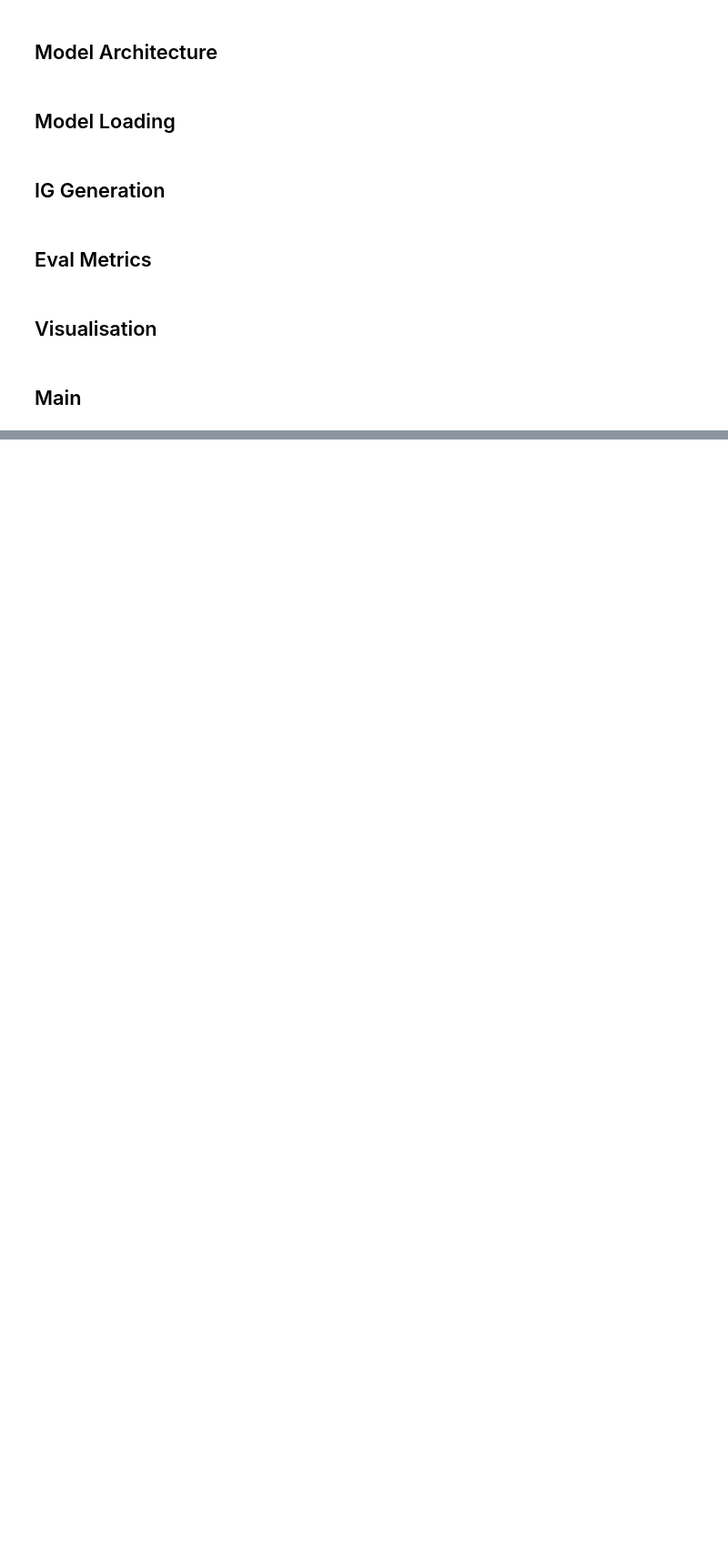
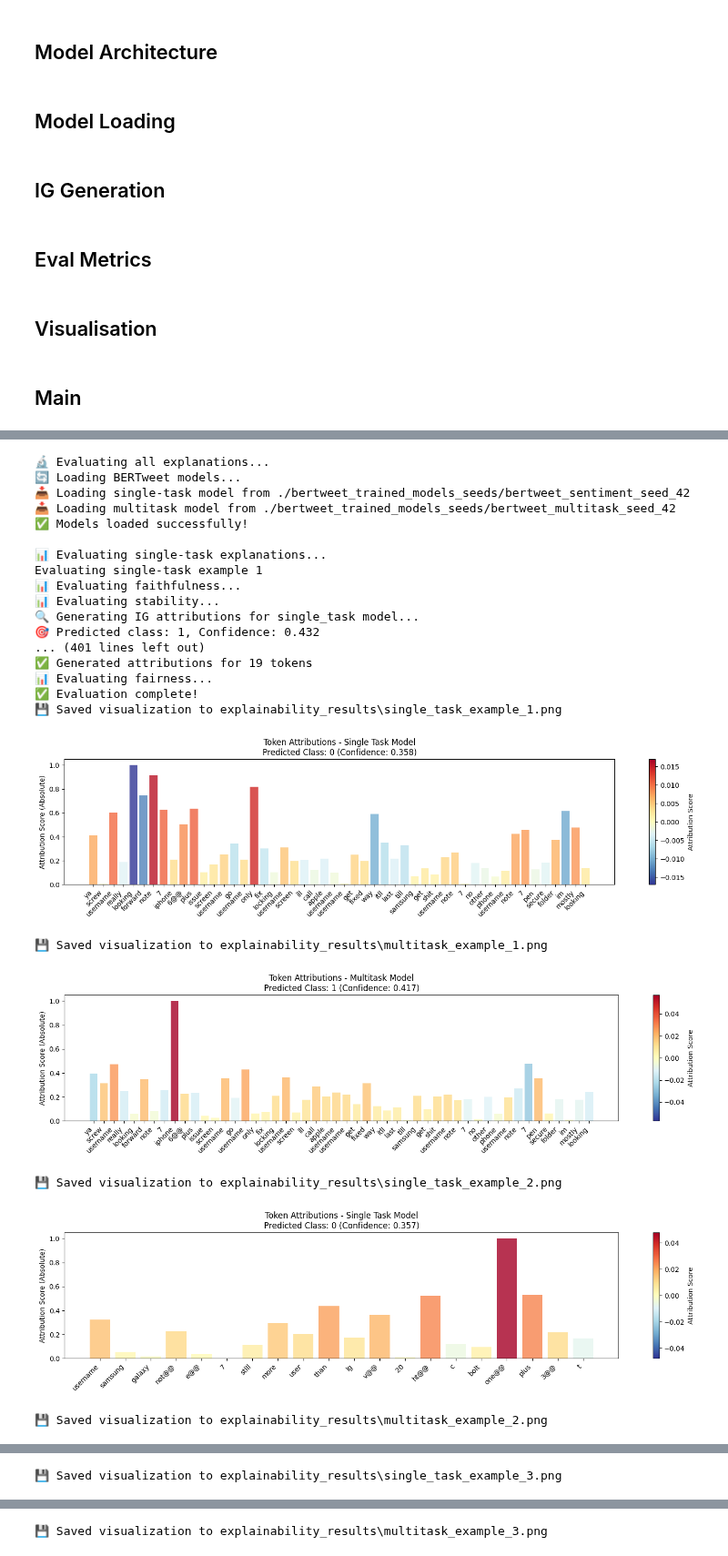
Before and after one commit to lapsapthong-16/multitask, a Jupyter notebook: xai.ipynb, the cells around one changed output, grey strips where cells are left out. Shown at 91% size. Drawn from its saved outputs; the diff is of its cells as text; code cells hidden in the pictures; blank space fills up the shorter version.

```diff
--- a/xai.ipynb
+++ b/xai.ipynb
@@ -782,15 +846,6 @@ def evaluate_fairness(attribution_result: Dict) -> Dict[str, float]:
     return fairness_metrics
 # %%
 def evaluate_all_explanations(explanations: Dict[str, List[Dict]]) -> Dict[str, Dict]:
-    """
-    Evaluate all explanations using faithfulness, stability, and fairness metrics
-
-    Args:
-        explanations: Dictionary with explanations for each model type
-
-    Returns:
-        Comprehensive evaluation results
-    """
     print("🔬 Evaluating all explanations...")
 
     # We'll need to reload models for faithfulness evaluation
@@ -1108,0 +1276,3 @@ def generate_summary_report(evaluation_results: Dict[str, Dict]) -> str:
+# %%
+# Load models
+single_task_dict, multitask_dict = step_1_load_models()
@@ -1108,0 +1284,3 @@ def generate_summary_report(evaluation_results: Dict[str, Dict]) -> str:
+# %%
+# Load test examples
+texts = step_2_load_examples(num_examples=8)
@@ -1108,0 +1290,3 @@ def generate_summary_report(evaluation_results: Dict[str, Dict]) -> str:
+# %%
+# Generate explanations
+explanations = generate_all_explanations(texts, single_task_dict, multitask_dict)
@@ -1108,0 +1311,30 @@ def generate_summary_report(evaluation_results: Dict[str, Dict]) -> str:
+# %%
+# Evaluate
+evaluation_results = evaluate_all_explanations(explanations)
+
+# Visualize
+step_5_visualize_results(explanations, evaluation_results)
+# %% [output]
+🔬 Evaluating all explanations...
+🔄 Loading BERTweet models...
+📥 Loading single-task model from ./bertweet_trained_models_seeds/bertweet_sentiment_seed_42
+📥 Loading multitask model from ./bertweet_trained_models_seeds/bertweet_multitask_seed_42
+✅ Models loaded successfully!
+
+📊 Evaluating single-task explanations...
+Evaluating single-task example 1
+📊 Evaluating faithfulness...
+📊 Evaluating stability...
+🔍 Generating IG attributions for single_task model...
+🎯 Predicted class: 1, Confidence: 0.432
+... (401 lines left out)
+✅ Generated attributions for 19 tokens
+📊 Evaluating fairness...
+✅ Evaluation complete!
+💾 Saved visualization to explainability_results\single_task_example_1.png
+[figure, added]
+💾 Saved visualization to explainability_results\multitask_example_1.png
+[figure, added]
+💾 Saved visualization to explainability_results\single_task_example_2.png
+[figure, added]
+💾 Saved visualization to explainability_results\multitask_example_2.png
@@ -1108,0 +1342 @@ def generate_summary_report(evaluation_results: Dict[str, Dict]) -> str:
+💾 Saved visualization to explainability_results\single_task_example_3.png
@@ -1108,0 +1344 @@ def generate_summary_report(evaluation_results: Dict[str, Dict]) -> str:
+💾 Saved visualization to explainability_results\multitask_example_3.png
```
Also changed, not shown: parts of 13 cells of this notebook, 12 other files.
